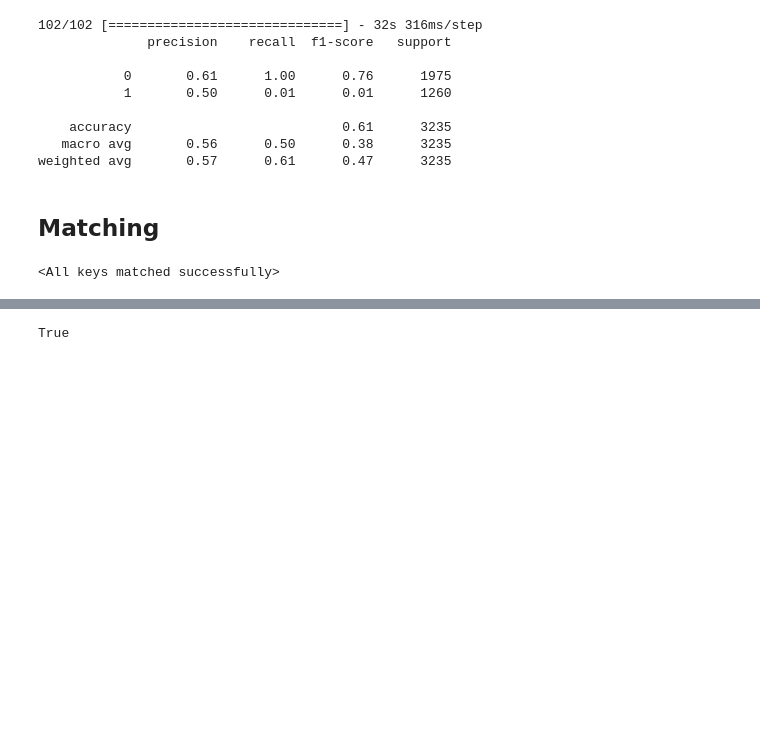
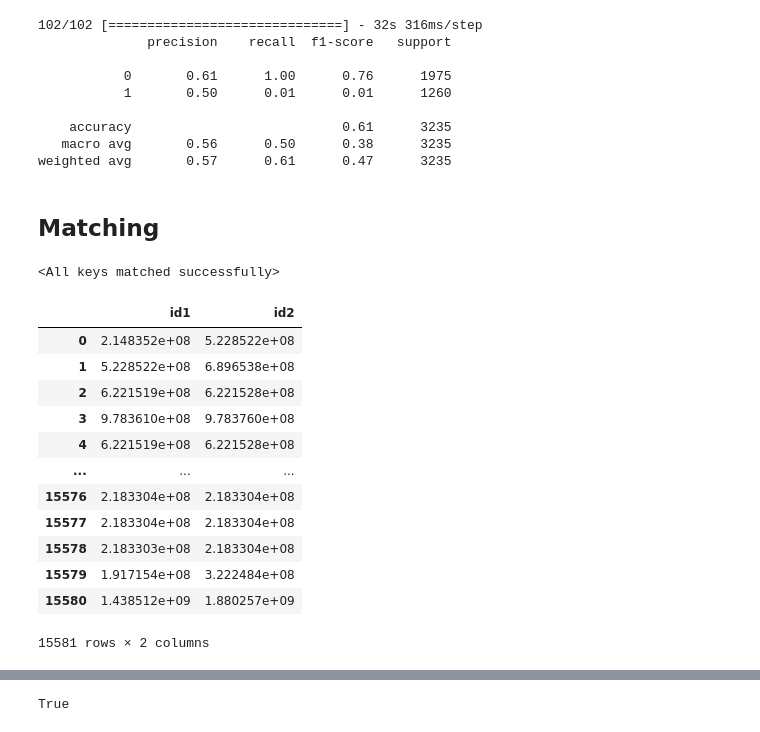
Before and after one commit to williammtan/susubert, a Jupyter notebook: notebooks/experiment.ipynb, the cells around one changed output, grey strips where cells are left out. Drawn from its saved outputs; the diff is of its cells as text; code cells hidden in the pictures; blank space fills up the shorter version.

```diff
--- a/notebooks/experiment.ipynb
+++ b/notebooks/experiment.ipynb
@@ -175,3 +178,19 @@ match_df = blocker(sbert, products, 'index.ann', 200, threshold=None)
+# %%
+match_df
+# %% [output]
+|  | id1 | id2 |
+| 0 | 2.148352e+08 | 5.228522e+08 |
+| 1 | 5.228522e+08 | 6.896538e+08 |
+| 2 | 6.221519e+08 | 6.221528e+08 |
+| 3 | 9.783610e+08 | 9.783760e+08 |
+| 4 | 6.221519e+08 | 6.221528e+08 |
+| ... | ... | ... |
+| 15576 | 2.183304e+08 | 2.183304e+08 |
+| 15577 | 2.183304e+08 | 2.183304e+08 |
+| 15578 | 2.183303e+08 | 2.183304e+08 |
+| 15579 | 1.917154e+08 | 3.222484e+08 |
+| 15580 | 1.438512e+09 | 1.880257e+09 |
+15581 rows × 2 columns
 # %%
 len(np.unique(np.append(match_df.id1, match_df.id2)))
 # %% [output]
```
Also changed, not shown: parts of 8 cells of this notebook, 2 other files.
